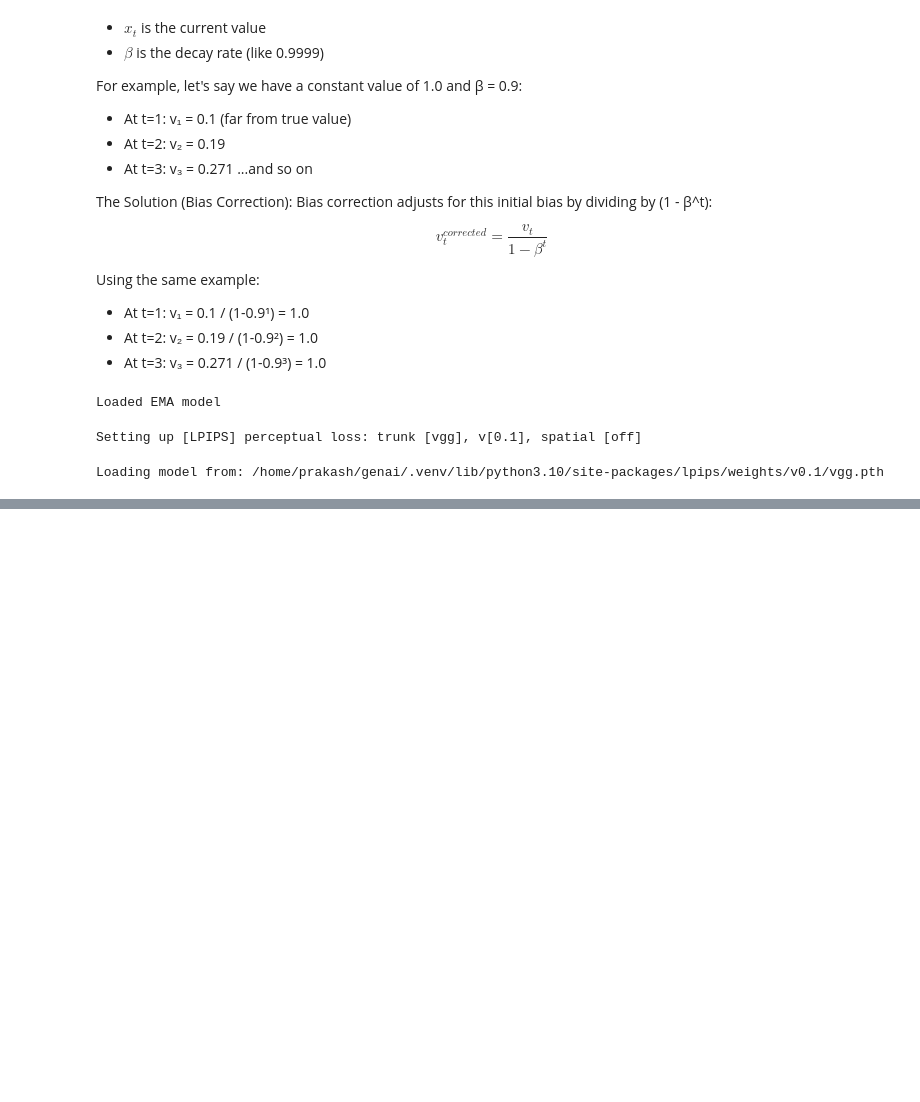
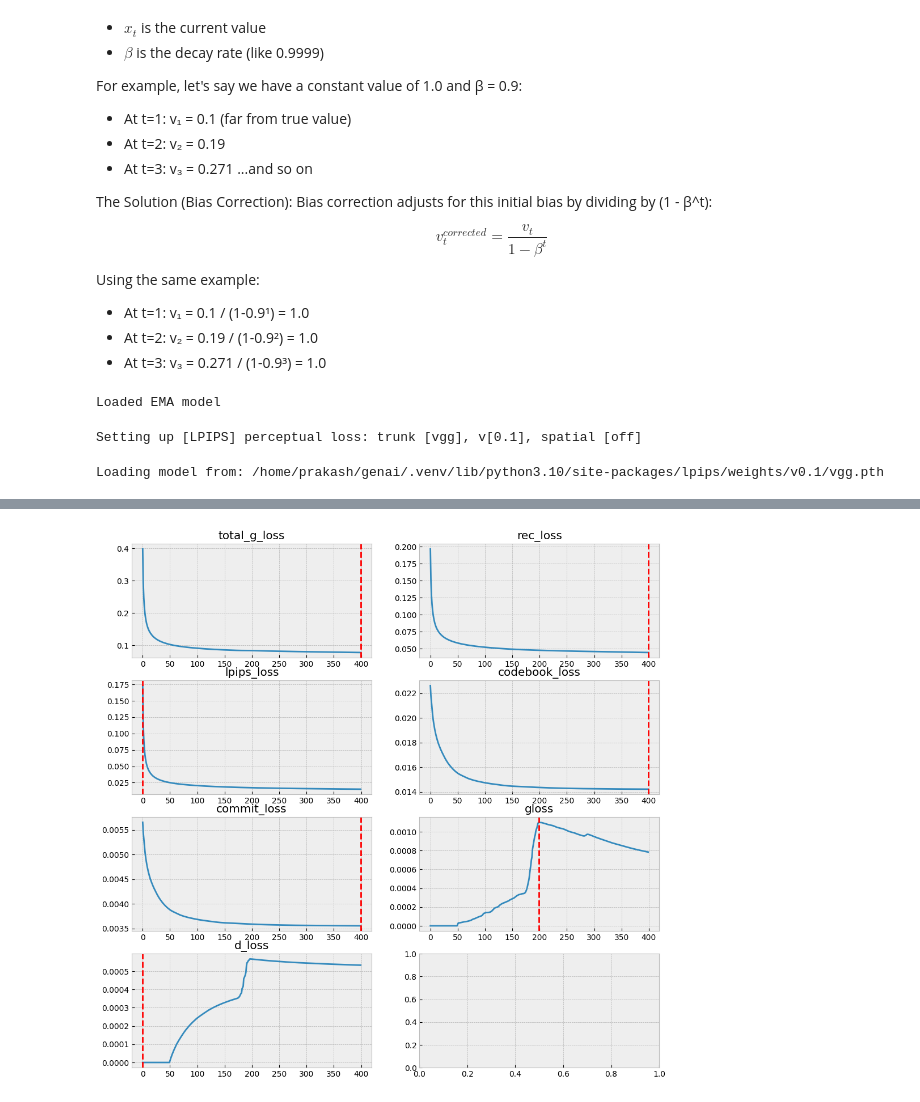
Before and after one commit to prakashjayy/genai, a Jupyter notebook: var/01_vqgan.ipynb, the cells around one changed output, grey strips where cells are left out. Cells and saved outputs as stored; diff of their text form; code cells hidden in the pictures; blank space fills up the shorter version.

```diff
--- a/var/01_vqgan.ipynb
+++ b/var/01_vqgan.ipynb
@@ -550,0 +556,46 @@ plt.show()
+# %%
+import re
+losses = torch.zeros(len(weight_files), 7)
+val_losses = torch.zeros(len(weight_files), 4)
+for i, wt in tqdm(enumerate(weight_files), total=len(weight_files)):
+    numbers = [float(x) if '.' in x else int(x) for x in re.findall(r'\d+(?:\.\d+)?', wt.stem)]
+    tt = torch.load(wt)
+    _x = tt["losses"]
+    losses[numbers[0], :] = torch.tensor([_x["total_g_loss"], _x["rec_loss"], _x["lpips_loss"], _x["codebook_loss"], _x["commit_loss"], _x["gloss"], _x["d_loss"]])
+    _x = tt["val_epoch_losses"]
+    val_losses[numbers[0], :] = torch.tensor([_x["total_g_loss"], _x["rec_loss"], _x["lpips_loss"], _x["perplexity"]])
+# %%
+#plot these losses
+fig, ax = plt.subplots(4, 2, figsize=(12, 12))
+ax.flat[0].plot(losses[:, 0])
+ax.flat[0].set_title("total_g_loss")
+#draw a vertical line at the minimum rec loss
+ax.flat[0].axvline(losses[:, 0].argmin(), color='r', linestyle='--')
+
+ax.flat[1].plot(losses[:, 1])
+ax.flat[1].set_title("rec_loss")
+ax.flat[1].axvline(losses[:, 1].argmin(), color='r', linestyle='--')
+
+ax.flat[2].plot(losses[:, 2])
+ax.flat[2].set_title("lpips_loss")
+ax.flat[2].axvline(losses[:, 2].argmax(), color='r', linestyle='--')
+
+ax.flat[3].plot(losses[:, 3])
+ax.flat[3].set_title("codebook_loss")
+ax.flat[3].axvline(losses[:, 3].argmin(), color='r', linestyle='--')
+
+ax.flat[4].plot(losses[:, 4])
+ax.flat[4].set_title("commit_loss")
+ax.flat[4].axvline(losses[:, 4].argmin(), color='r', linestyle='--')
+
+ax.flat[5].plot(losses[:, 5])
+ax.flat[5].set_title("gloss")
+ax.flat[5].axvline(losses[:, 5].argmax(), color='r', linestyle='--')
+
+ax.flat[6].plot(losses[:, 6])
+ax.flat[6].set_title("d_loss")
+ax.flat[6].axvline(losses[:, 6].argmin(), color='r', linestyle='--')
+
+plt.show()
+# %% [output]
+[figure, added]
```
Also changed, not shown: parts of 6 cells of this notebook.
